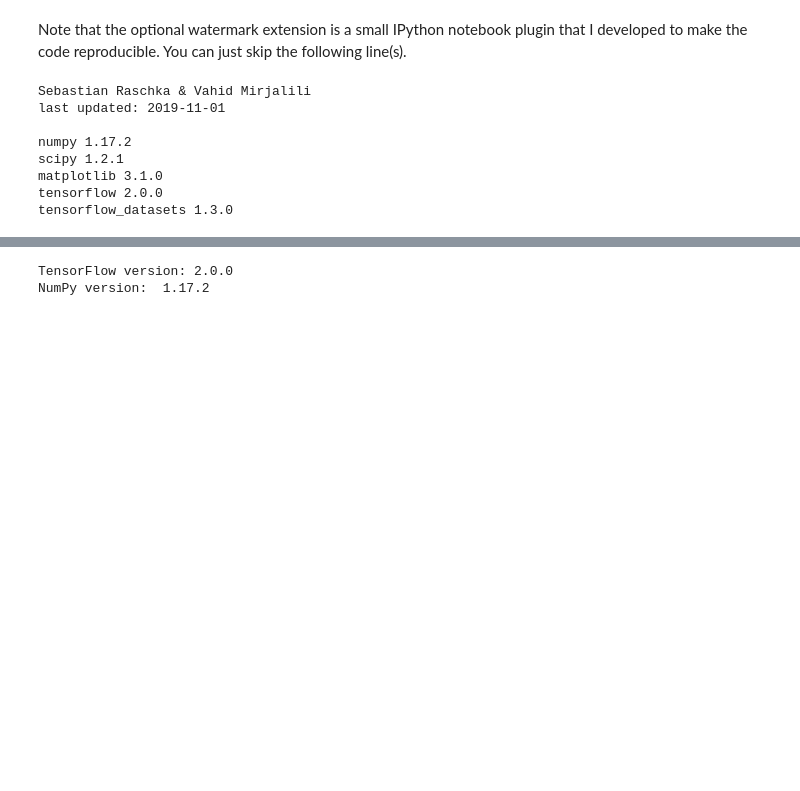
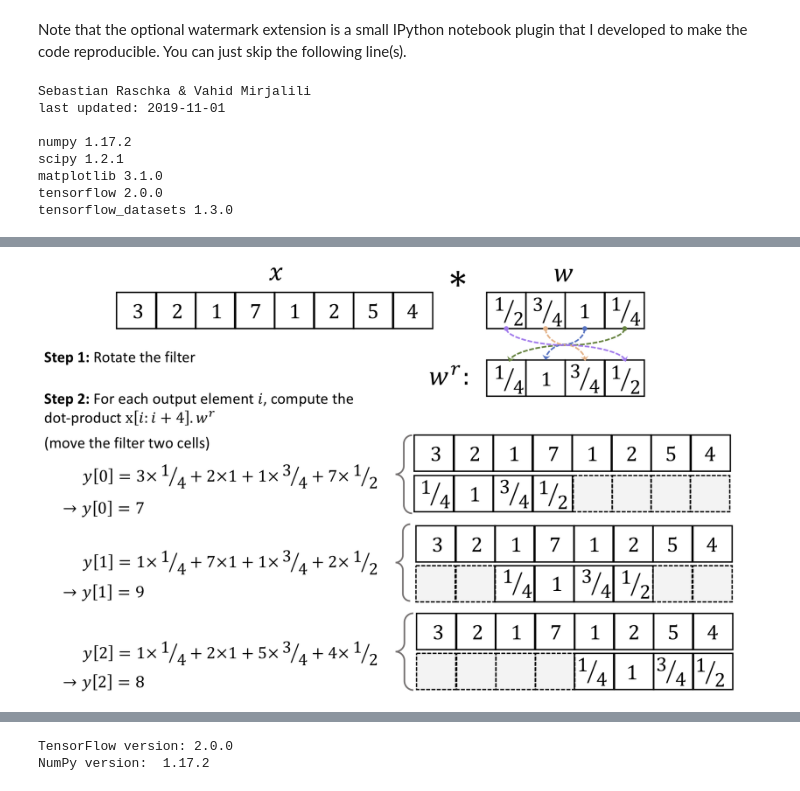
Before and after one commit to rasbt/python-machine-learning-book-3rd-edition, a Jupyter notebook: ch15/ch15_part1.ipynb, the cells around one changed output, grey strips where cells are left out. Saved outputs shown, nothing was run; the diff lists cells and outputs as text; code cells hidden in the pictures; blank space fills up the shorter version.

```diff
--- a/ch15/ch15_part1.ipynb
+++ b/ch15/ch15_part1.ipynb
@@ -34,0 +44,4 @@ tensorflow_datasets 1.3.0
+# %%
+Image(filename='images/15_03.png', width=700)
+# %% [output]
+[figure, added]
```
Also changed, not shown: parts of 16 cells of this notebook.
